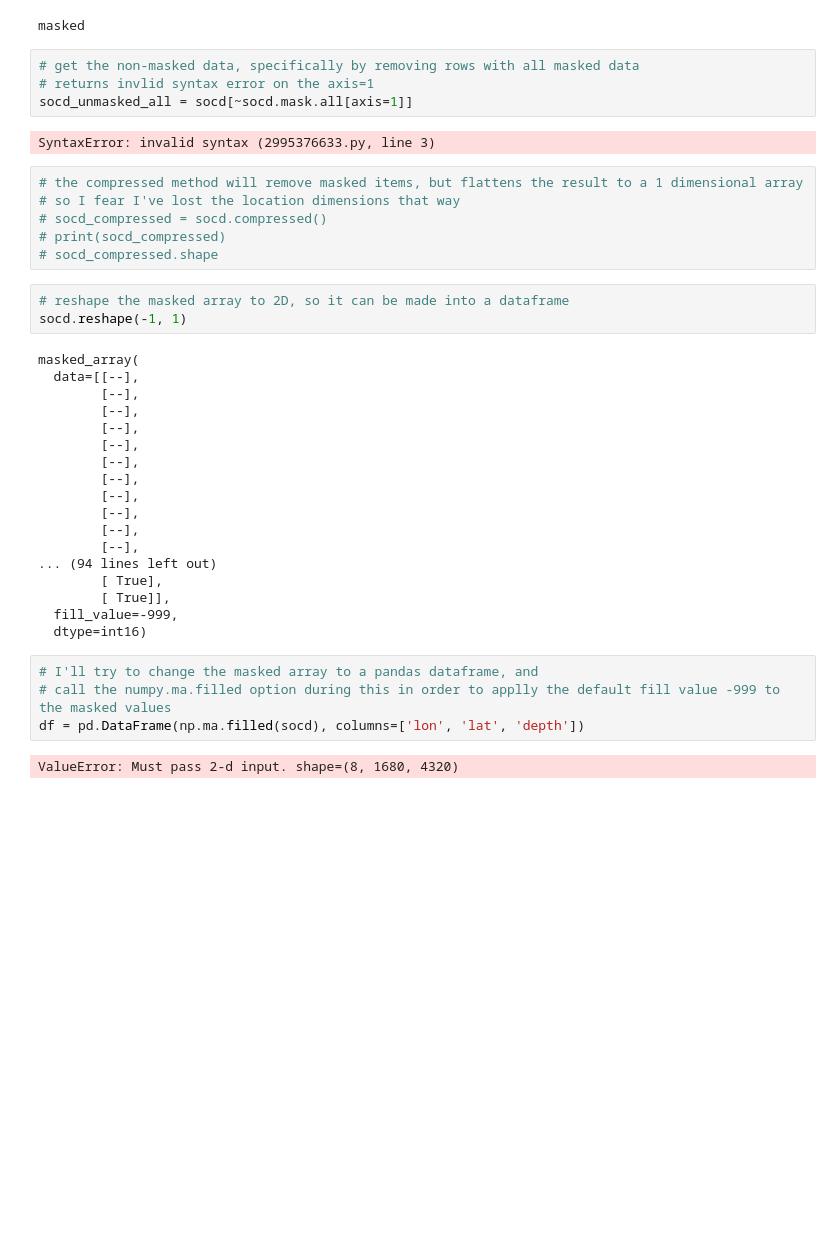
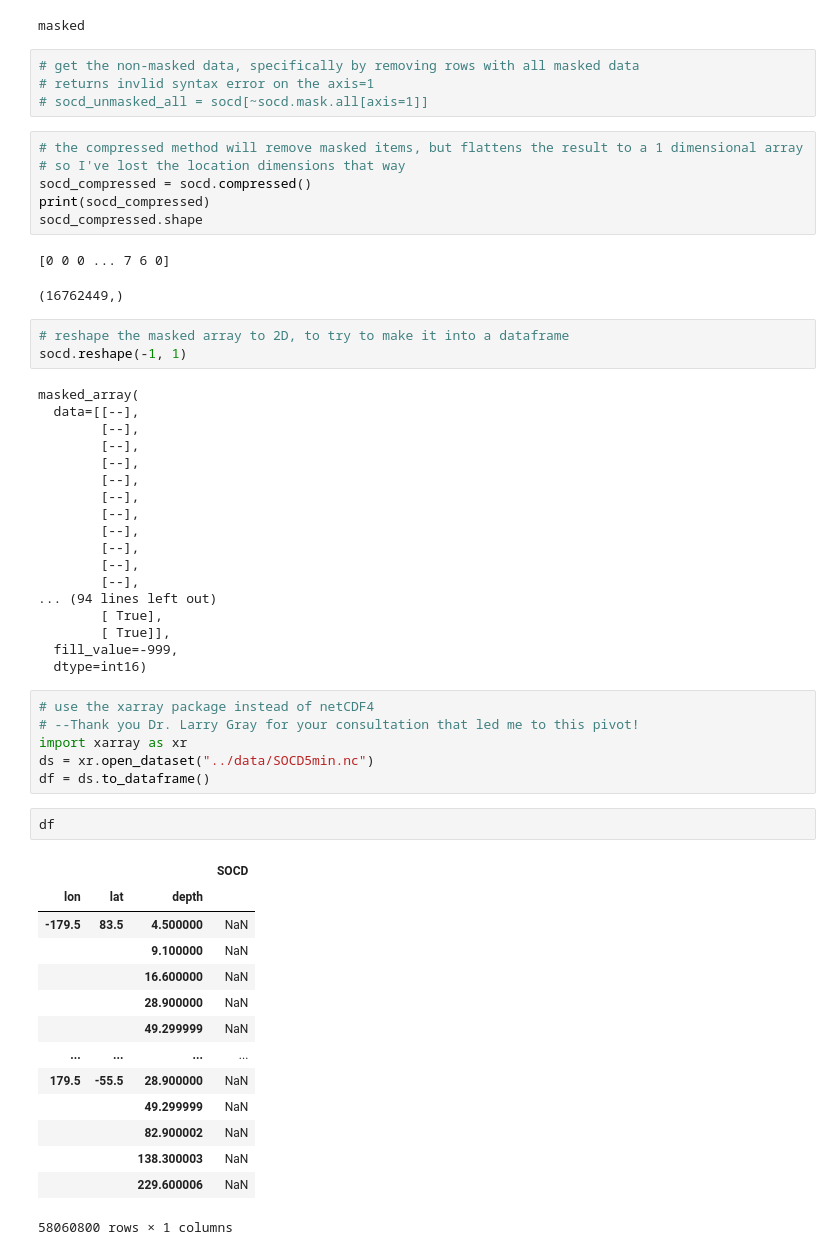
Before and after one commit to khurchla/sustain-our-soil-for-our-food, a Jupyter notebook: analysis/soil_data_analysis.ipynb, the cells around one changed output. Saved outputs shown, nothing was run; the diff lists cells and outputs as text; blank space fills up the shorter version.

Commit message:
loading and transforming SOCD file into dataframe

```diff
--- a/analysis/soil_data_analysis.ipynb
+++ b/analysis/soil_data_analysis.ipynb
@@ -157,17 +172,18 @@ masked
 # %%
 # get the non-masked data, specifically by removing rows with all masked data
 # returns invlid syntax error on the axis=1
-socd_unmasked_all = socd[~socd.mask.all[axis=1]]
+# socd_unmasked_all = socd[~socd.mask.all[axis=1]]
-# %% [output]
-SyntaxError: invalid syntax (2995376633.py, line 3)
 # %%
 # the compressed method will remove masked items, but flattens the result to a 1 dimensional array
-# so I fear I've lost the location dimensions that way
-# socd_compressed = socd.compressed()
-# print(socd_compressed)
-# socd_compressed.shape
+# so I've lost the location dimensions that way
+socd_compressed = socd.compressed()
+print(socd_compressed)
+socd_compressed.shape
+# %% [output]
+[0 0 0 ... 7 6 0]
+(16762449,)
 # %%
-# reshape the masked array to 2D, so it can be made into a dataframe
+# reshape the masked array to 2D, to try to make it into a dataframe
 socd.reshape(-1, 1)
 # %% [output]
 masked_array(
@@ -187,9 +203,26 @@ masked_array(
         [ True]],
   fill_value=-999,
   dtype=int16)
-# %%
-# I'll try to change the masked array to a pandas dataframe, and
-# call the numpy.ma.filled option during this in order to applly the default fill value -999 to the masked values
-df = pd.DataFrame(np.ma.filled(socd), columns=['lon', 'lat', 'depth'])
-# %% [output]
-ValueError: Must pass 2-d input. shape=(8, 1680, 4320)
+# %%
+# use the xarray package instead of netCDF4
+# --Thank you Dr. Larry Gray for your consultation that led me to this pivot!
+import xarray as xr
+ds = xr.open_dataset("../data/SOCD5min.nc")
+df = ds.to_dataframe()
+# %%
+df
+# %% [output]
+|  |  |  | SOCD |
+| lon | lat | depth |  |
+| -179.5 | 83.5 | 4.500000 | NaN |
+|  |  | 9.100000 | NaN |
+|  |  | 16.600000 | NaN |
+|  |  | 28.900000 | NaN |
+|  |  | 49.299999 | NaN |
+| ... | ... | ... | ... |
+| 179.5 | -55.5 | 28.900000 | NaN |
+|  |  | 49.299999 | NaN |
+|  |  | 82.900002 | NaN |
+|  |  | 138.300003 | NaN |
+|  |  | 229.600006 | NaN |
+58060800 rows × 1 columns
```
Also changed, not shown: parts of 15 cells of this notebook, 21 other files.
